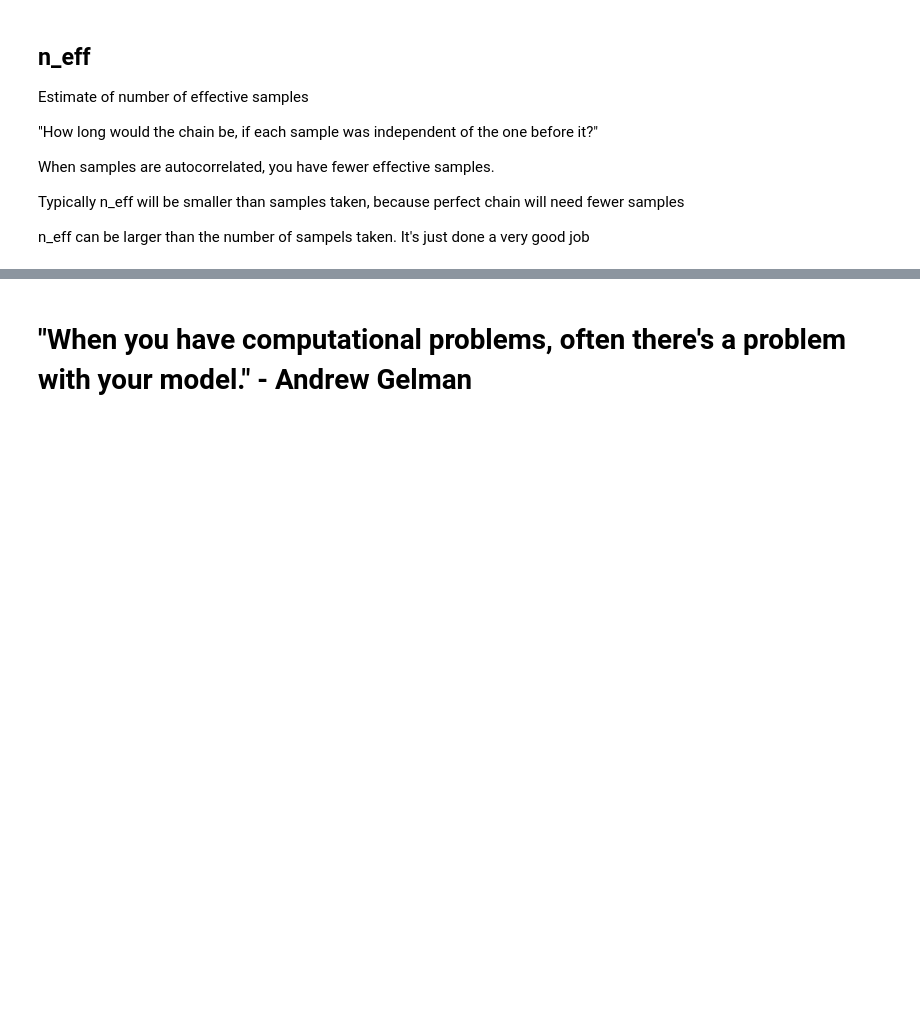
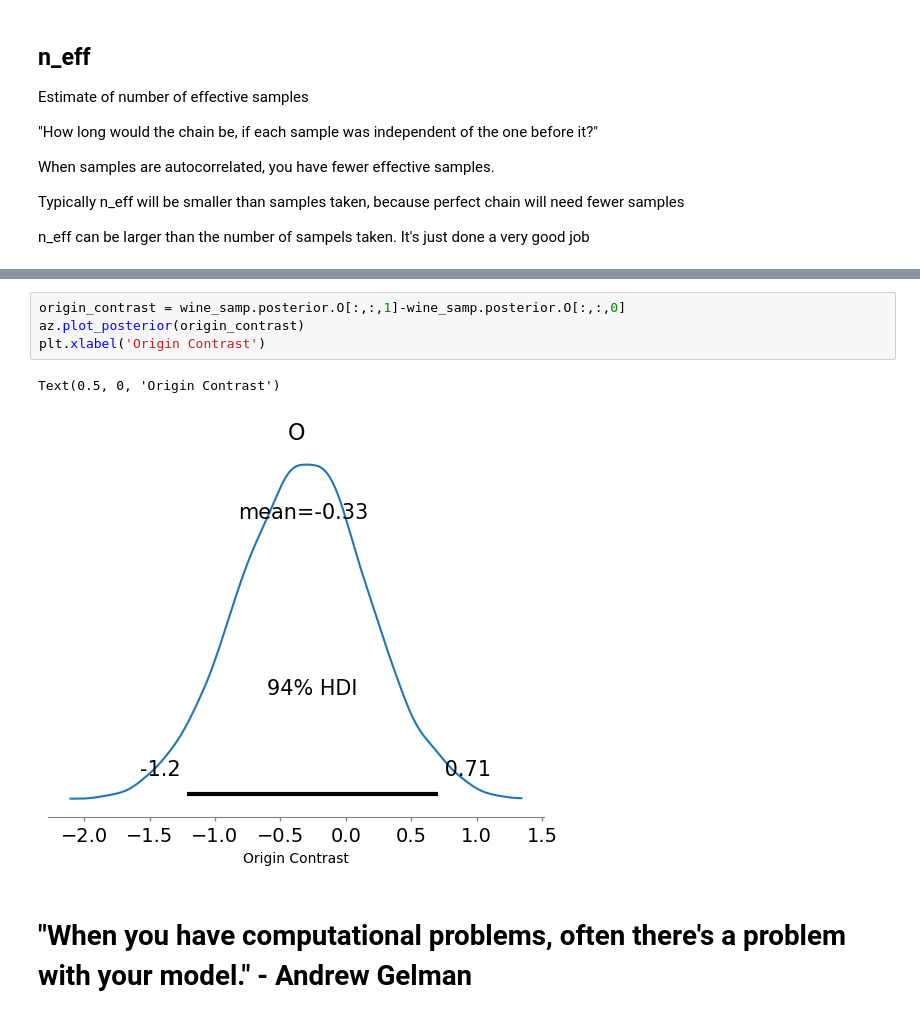
Before and after one commit to kpjmcg/Statistical-Rethinking-2023-Python-Notes, a Jupyter notebook: Lecture_08_2023.ipynb, the cells around one changed output, grey strips where cells are left out. Drawn from its saved outputs; the diff is of its cells as text; blank space fills up the shorter version.

```diff
--- a/Lecture_08_2023.ipynb
+++ b/Lecture_08_2023.ipynb
@@ -343,3 +395,10 @@ plt.axvline(x = 0, color = 'black')
+# %%
+origin_contrast = wine_samp.posterior.O[:,:,1]-wine_samp.posterior.O[:,:,0]
+az.plot_posterior(origin_contrast)
+plt.xlabel('Origin Contrast')
+# %% [output]
+Text(0.5, 0, 'Origin Contrast')
+[figure, added]
 # %% [markdown]
 # "When you have computational problems, often there's a problem with your model." - Andrew Gelman
 # %% [markdown]
```
Also changed, not shown: parts of 18 cells of this notebook.
